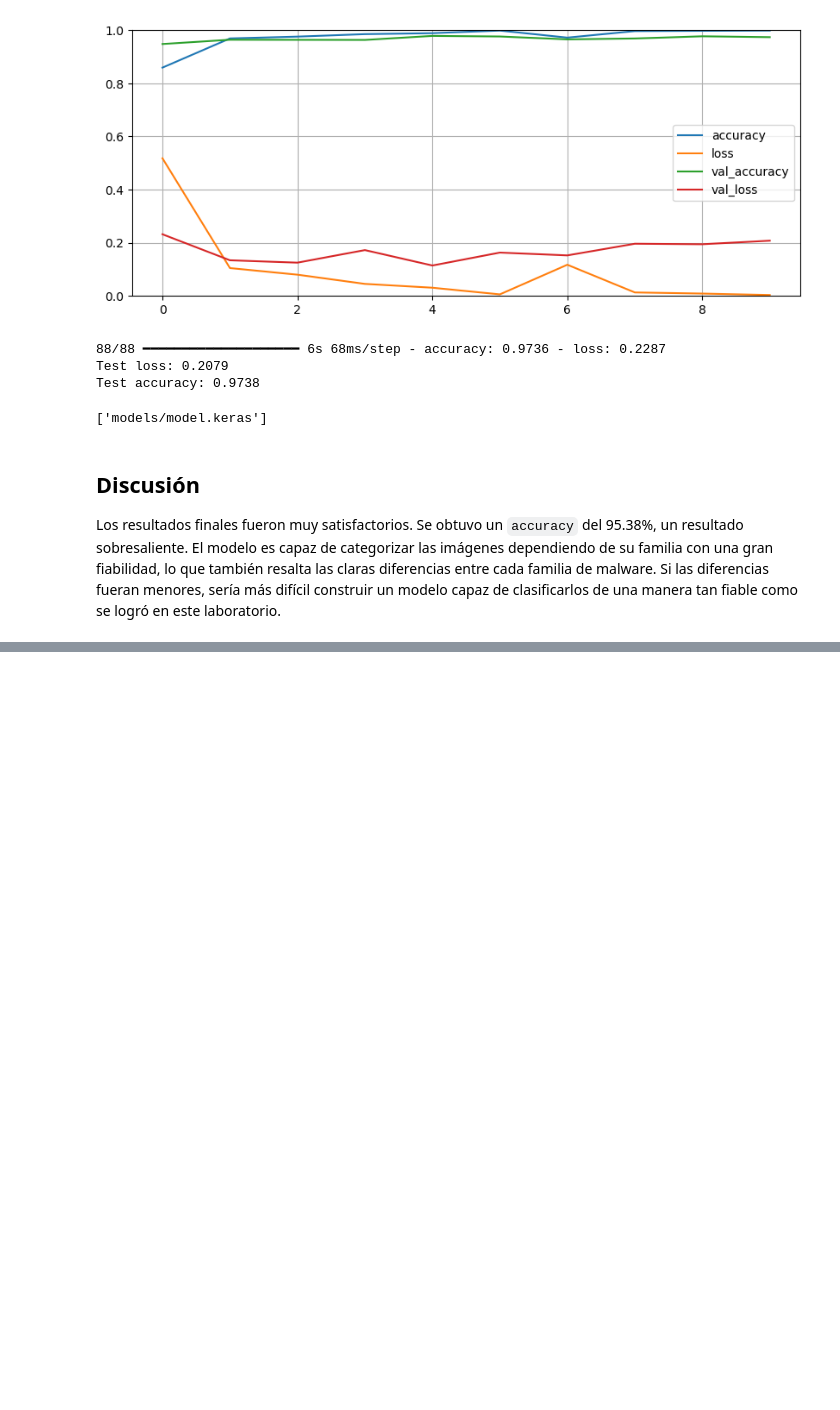
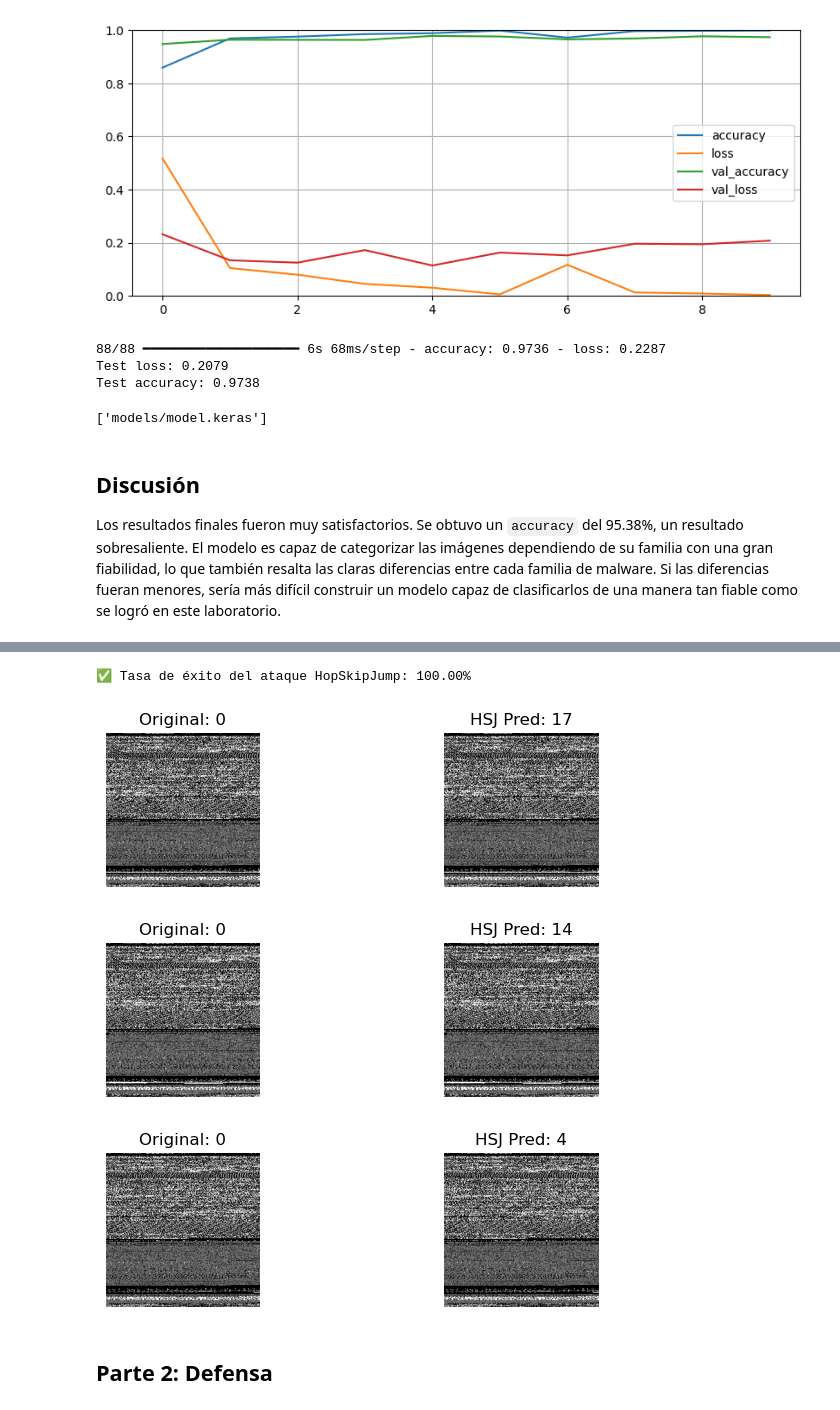
Before and after one commit to markalbrand56/SDS-Laboratorio-8, a Jupyter notebook: main.ipynb, the cells around one changed output, grey strips where cells are left out. Cells and saved outputs as stored; diff of their text form; code cells hidden in the pictures; blank space fills up the shorter version.

```diff
--- a/main.ipynb
+++ b/main.ipynb
@@ -205,0 +245,12 @@ Los resultados finales fueron muy satisfactorios. Se obtuvo un `accuracy` del 95
+# %%
+# Create classifier
+classifier = TensorFlowV2Classifier(
+    model=model_copy,
+    nb_classes=y_sample.shape[1],
+    input_shape=x_sample.shape[1:],  # (224, 224, 1)
+    loss_object=loss_object,
+    train_step=None,
+    channels_first=False,
+    clip_values=(0.0, 1.0),
+    preprocessing=None  # Disable preprocessing if already scaled
+)
@@ -205,0 +277,10 @@ Los resultados finales fueron muy satisfactorios. Se obtuvo un `accuracy` del 95
+# %%
+# Seleccionar un subconjunto pequeño (por ejemplo, 5 imágenes)
+x_subset = x_sample[:5]
+y_subset = y_sample[:5]
+# %%
+# Crear el ataque HSJ
+attack_hsj = HopSkipJump(classifier=classifier, max_iter=10)
+# %%
+# Generar adversarios
+x_adv_hsj = attack_hsj.generate(x=x_subset)
@@ -205,0 +291,30 @@ Los resultados finales fueron muy satisfactorios. Se obtuvo un `accuracy` del 95
+# %%
+success_rate_hsj = np.mean(np.argmax(preds_orig_hsj, axis=1) != np.argmax(preds_adv_hsj, axis=1))
+print(f"✅ Tasa de éxito del ataque HopSkipJump: {success_rate_hsj:.2%}")
+# %% [output]
+✅ Tasa de éxito del ataque HopSkipJump: 100.00%
+# %%
+import matplotlib.pyplot as plt
+
+for i in range(3):
+    plt.figure(figsize=(8, 2))
+
+    # Original
+    plt.subplot(1, 2, 1)
+    plt.imshow(x_subset[i].squeeze(), cmap="gray")
+    plt.title(f"Original: {np.argmax(y_subset[i])}")
+    plt.axis('off')
+
+    # Adversarial
+    plt.subplot(1, 2, 2)
+    plt.imshow(x_adv_hsj[i].squeeze(), cmap="gray")
+    plt.title(f"HSJ Pred: {np.argmax(preds_adv_hsj[i])}")
+    plt.axis('off')
+
+    plt.show()
+# %% [output]
+[figure, added]
+[figure, added]
+[figure, added]
+# %% [markdown]
+## Parte 2: Defensa
```
Also changed, not shown: parts of 26 cells of this notebook.
